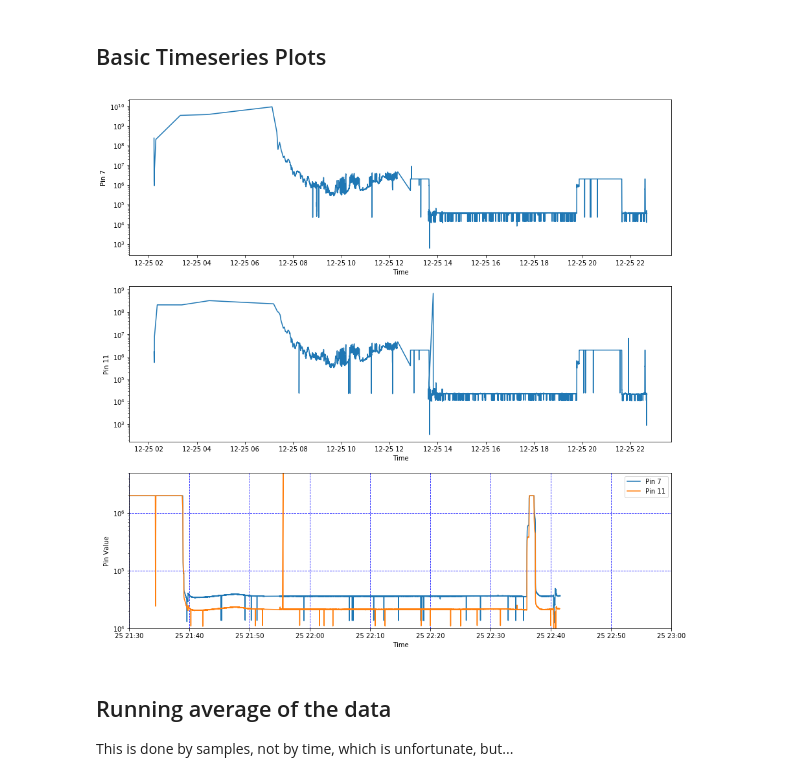
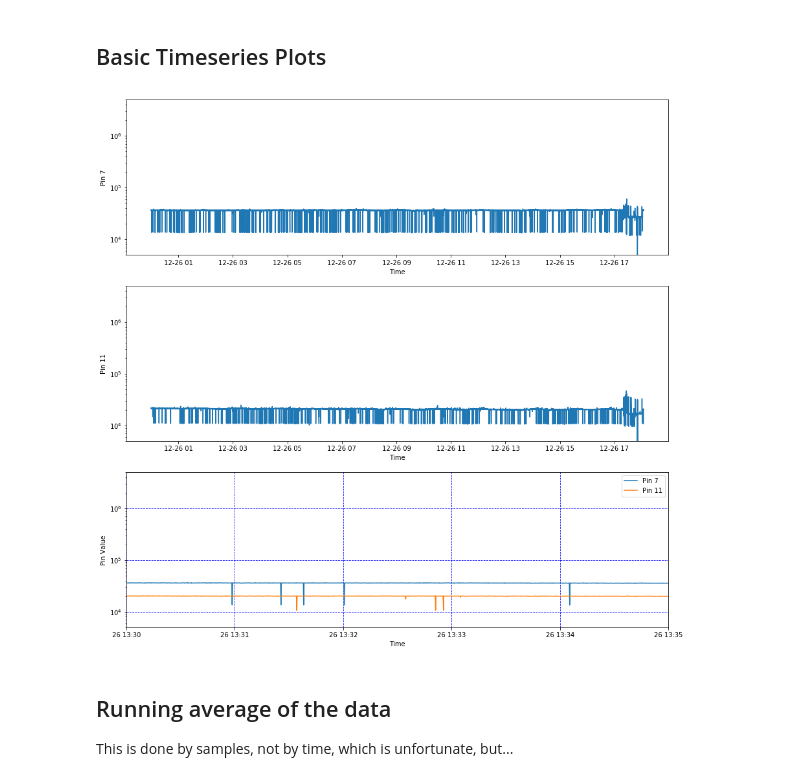
Before and after one commit to gordonwatts/water-watcher, a Jupyter notebook: notebooks/DayTimeSeries.ipynb, the cells around one changed output. Drawn from its saved outputs; the diff is of its cells as text; code cells hidden in the pictures.

```diff
--- a/notebooks/DayTimeSeries.ipynb
+++ b/notebooks/DayTimeSeries.ipynb
@@ -32,38 +32,40 @@ def load_file(file_path):
 
     return pd.DataFrame(dlist, columns=['Time', 'PinValue'])
 # %%
-pin07_data = load_file('pin-7-2017-12-25.log')
-pin11_data = load_file('pin-11-2017-12-25.log')
+pin07_data = load_file('pin-7-2017-12-26.log')
+pin11_data = load_file('pin-11-2017-12-26.log')
 # %% [markdown]
 ## Basic Timeseries Plots
 # %%
 fig = plt.figure(figsize=(15,15))
 ax = plt.subplot(311)
 ax.plot(pin07_data.Time, pin07_data.PinValue)
 ax.set_yscale('log')
 ax.set_xlabel('Time')
 ax.set_ylabel('Pin 7')
+ax.set_ylim(5000, 5000000)
 
 ax = plt.subplot(312)
 ax.plot(pin11_data.Time, pin11_data.PinValue)
 ax.set_yscale('log')
 ax.set_xlabel('Time')
 ax.set_ylabel('Pin 11')
+ax.set_ylim(5000, 5000000)
 
 ax = plt.subplot(313)
 ax.plot(pin07_data.Time, pin07_data.PinValue, label='Pin 7')
 ax.plot(pin11_data.Time, pin11_data.PinValue, label='Pin 11')
 ax.set_yscale('log')
-ax.set_ylim(10000, 5000000)
-ax.set_xlim(datetime.strptime("2017-12-25 21:30", "%Y-%m-%d %H:%M"), datetime.strptime("2017-12-25 23:00", "%Y-%m-%d %H:%M"))
+ax.set_ylim(5000, 5000000)
+ax.set_xlim(datetime.strptime("2017-12-26 13:30", "%Y-%m-%d %H:%M"), datetime.strptime("2017-12-26 13:35", "%Y-%m-%d %H:%M"))
 ax.set_xlabel('Time')
 ax.set_ylabel('Pin Value')
 ax.grid(b=True, which='major', color='b', linestyle='--')
 ax.legend()
 
 plt.show()
 # %% [output]
-[figure, old version]
+[figure, new version]
 # %% [markdown]
 ## Running average of the data
 This is done by samples, not by time, which is unfortunate, but...
```
Also changed, not shown: parts of 1 cell of this notebook, 3 other files.
